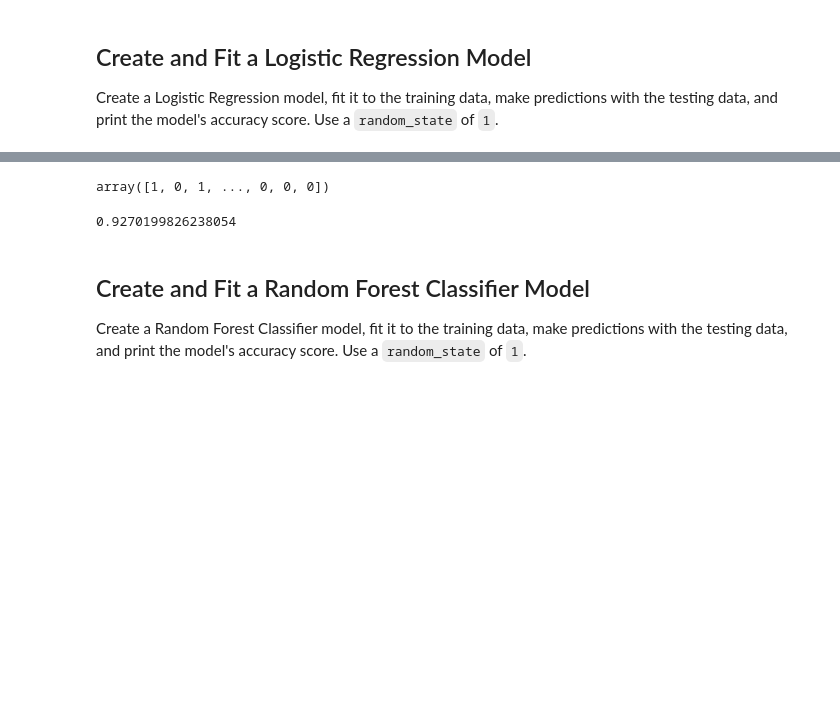
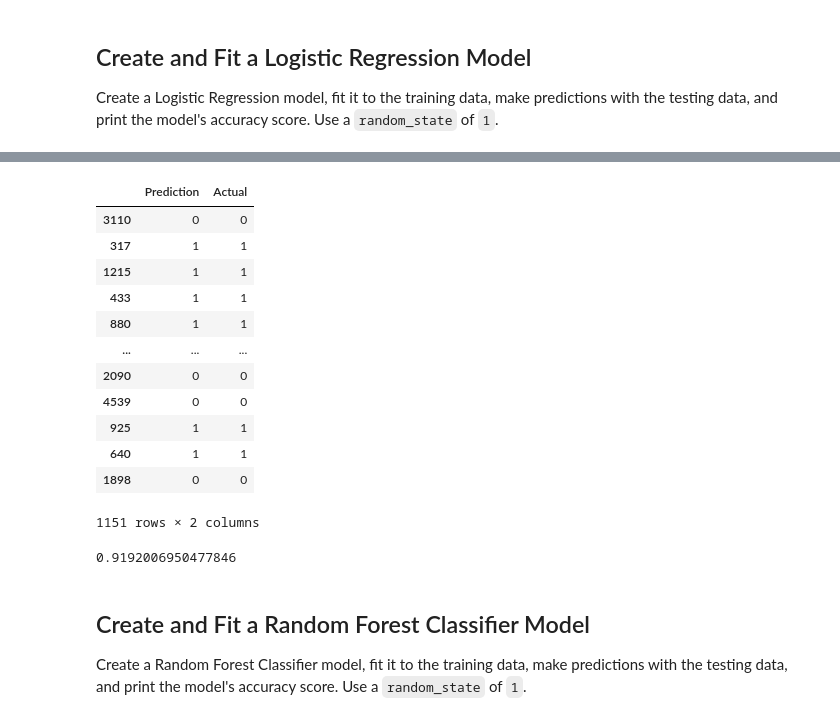
Before and after one commit to xfigu/classification-challenge, a Jupyter notebook: spam_detector.ipynb, the cells around one changed output, grey strips where cells are left out. Saved outputs shown, nothing was run; the diff lists cells and outputs as text; code cells hidden in the pictures; blank space fills up the shorter version.

Commit message:
scale data and created logistic regression model

```diff
--- a/spam_detector.ipynb
+++ b/spam_detector.ipynb
@@ -68,4 +101,10 @@ Create a Logistic Regression model, fit it to the training data, make prediction
 # %%
 # Create and fit a Logistic Regression model
 from sklearn.linear_model import LogisticRegression
+
+lr_model = LogisticRegression()
+lr_model.fit(X_train, y_train)
+
+print(f"Training Data Score: {lr_model.score(X_train, y_train)}")
+print(f"Testing Data Score: {lr_model.score(X_test, y_test)}")
 # %% [output]
@@ -73,13 +120,30 @@ LogisticRegression(random_state=1)
 # %%
 # Make and save testing predictions with the trained Logistic Regression model using the test data
+testing_predictions = lr_model.predict(X_test)
 
 # Review the predictions
+results_df = pd.DataFrame({"Prediction": testing_predictions, "Actual": y_test})
+
+results_df
 # %% [output]
+|  | Prediction | Actual |
+| 3110 | 0 | 0 |
+| 317 | 1 | 1 |
+| 1215 | 1 | 1 |
+| 433 | 1 | 1 |
+| 880 | 1 | 1 |
+| ... | ... | ... |
+| 2090 | 0 | 0 |
+| 4539 | 0 | 0 |
+| 925 | 1 | 1 |
+| 640 | 1 | 1 |
+| 1898 | 0 | 0 |
-array([1, 0, 1, ..., 0, 0, 0])
+1151 rows × 2 columns
 # %%
 # Calculate the accuracy score by evaluating `y_test` vs. `testing_predictions`.
+accuracy_score(y_test, testing_predictions)
 # %% [output]
-0.9270199826238054
+0.9192006950477846
 # %% [markdown]
 ## Create and Fit a Random Forest Classifier Model
 
```
Also changed, not shown: parts of 5 cells of this notebook.
